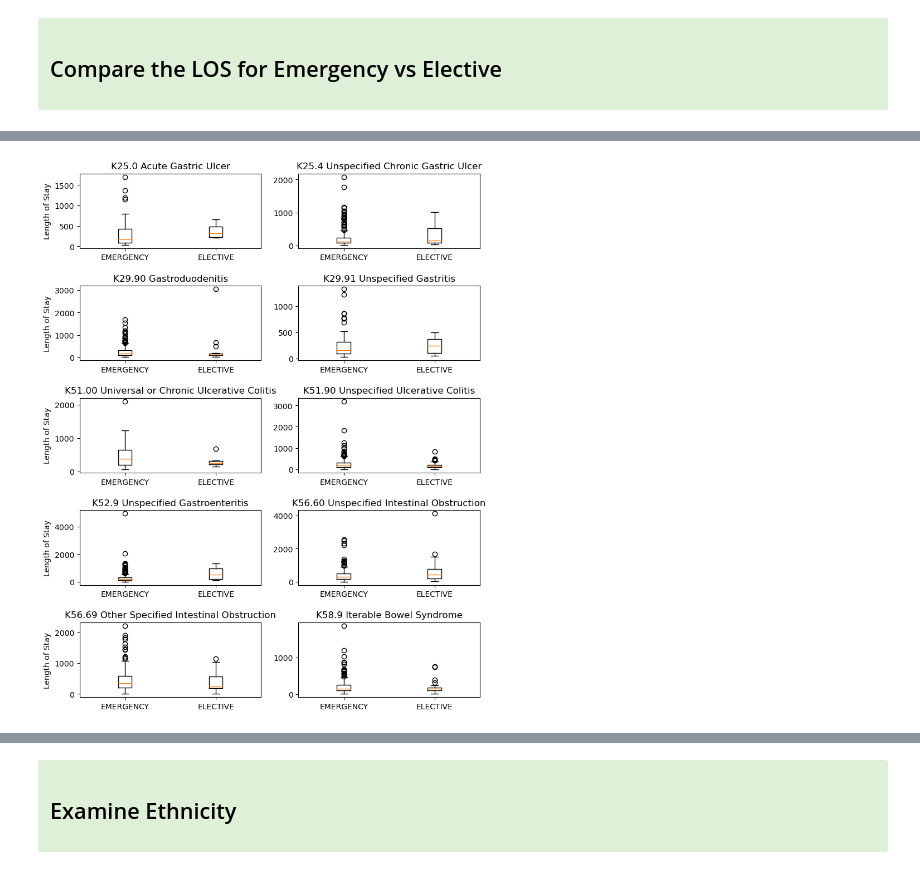
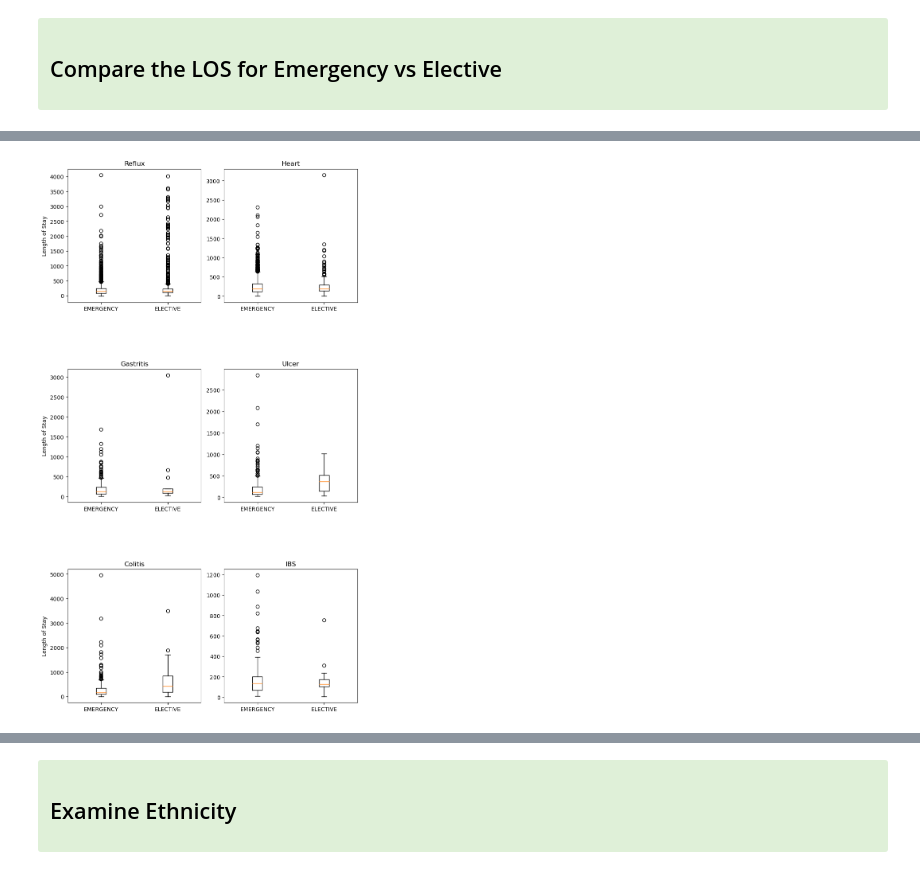
Before and after one commit to rdpratti/Medical-MIMIC-Research, a Jupyter notebook: Notebooks/MIMIC-Notes-EDA.ipynb, the cells around one changed output, grey strips where cells are left out. Cells and saved outputs as stored; diff of their text form; code cells hidden in the pictures.

```diff
--- a/Notebooks/MIMIC-Notes-EDA.ipynb
+++ b/Notebooks/MIMIC-Notes-EDA.ipynb
@@ -61,7 +73,8 @@ icd9_df
 | 14814 | 20382 | C90.22 | Extramedullary plasmacytoma in re... |
 14815 rows × 3 columns
 # %%
-terms = 'gastro|gastric|celiac|bowel|colitis|intestinal|pseudo-obstruction|crohns|diverticulitis|malabsorption|bowel|ischemia|reflux'
+terms = 'gastro|gastric|celiac|bowel|colitis|intestinal|pseudo-obstruction|crohns|\
+         diverticulitis|malabsorption|bowel|ischemia|reflux|colon|appendix|heart'
 # %% [markdown]
 <div class="alert alert-block alert-success"><font color="black"><h1><left>Find Diagnosis Codes for Intestinal Conditions and Find Them on Patient Admissions</left></h1></font>
 
@@ -254,11 +277,11 @@ dtype: int64
 <div class="alert alert-block alert-success"><font color="black"><h1><left>Length of Stay Statistics and Admission Counts By Primary Diagnosis Code</left></h1></font>
 # %%
 intestinal_adms.merge(diag_codes, left_on='primary_icd9_code', right_on='icd9_code')\
-                        .groupby(['primary_icd10_code', 'primary_icd9_code' , 'long_title'])\
+                        .groupby(['primary_icd10_code', 'primary_icd9_code' , 'icd_category', 'long_title'])\
                         .agg(stay_hrs_min= ('stay_hours','min'),
                              stay_hrs_max= ('stay_hours','max'),
                              stay_hrs_avg= ('stay_hours','mean'),
                              adms_count=('hadm_id','count'))\
                          .round(1)\
-                         .sort_values(by=['adms_count'], ascending=False, inplace=False)[1:20]
+                         .sort_values(by=['adms_count'], ascending=False, inplace=False)[1:30]
 # %% [output]
@@ -384,28 +426,24 @@ for code, description in icd_codes.items():
 </h2></font>
 # %%
 
-fig = plt.figure(figsize =(15, 10))
+fig = plt.figure(figsize =(10, 8))
 ax = fig.add_subplot(111)
 
 def get_data(code):
 
-    temp_x = intestinal_adms.loc[intestinal_adms['primary_icd10_code'].str.contains(code), 'stay_hours']
+#    temp_x = intestinal_adms.loc[intestinal_adms['primary_icd10_code'].str.contains(code), 'stay_hours']
+
+    temp_x = intestinal_adms.loc[intestinal_adms['icd_category'].str.contains(code,na=False), 'stay_hours']
     return temp_x
-
-icd_codes = {'K25.0':'Acute Gastric Ulcer','K25.4':'Unspecified Chronic Gastric Ulcer',
-             'K29.90':'Gastroduodenitis','K29.91':'Unspecified Gastritis',
-             'K51.00':'Universal or Chronic Ulcerative Colitis','K51.90':'Unspecified Ulcerative Colitis',
-             'K56.60':'Unspecified Intestinal Obstruction', 'K56.69':'Other Specified Intestinal Obstruction',
-             'K52.9':'Unspecified Gastroenteritis','K58.9':'Iterable Bowel Syndrome'}
-
 
 x_data = []
 x_description = []
 x_items = 0
 
-for code, description in icd_codes.items():
-
-    x_description.append(description)
+#for code, description in icd_codes_t.items():
+for code, description in icd_codes2.items():
+    print(code, description)
+    x_description.append(code)
     x_data.append(get_data(code))
 
 
@@ -489,39 +525,31 @@ for code, description in icd_codes.items():
 # %%
-figure, axis = plt.subplots(nrows=5, ncols=2, figsize=(8, 10))
+figure, axis = plt.subplots(nrows=3, ncols=2, figsize=(8, 14))
 figure.tight_layout() # Or equivalently,  "plt.tight_layout()"
 plt.subplots_adjust(hspace=0.5)
 
 # Default values for all plots
 # abins = range(25,800,25)
 # kwargs = dict(alpha=0.65, bins=abins)
 
-
-
-icd_codes = {'K25.0':'Acute Gastric Ulcer','K25.4':'Unspecified Chronic Gastric Ulcer',
-             'K29.90':'Gastroduodenitis','K29.91':'Unspecified Gastritis',
-             'K51.00':'Universal or Chronic Ulcerative Colitis','K51.90':'Unspecified Ulcerative Colitis',
-             'K52.9':'Unspecified Gastroenteritis','K56.60':'Unspecified Intestinal Obstruction',
-             'K56.69':'Other Specified Intestinal Obstruction', 'K58.9':'Iterable Bowel Syndrome'}
-
 x_row = 0
 x_col = 0
 
-for code, description in icd_codes.items():
+for code, description in icd_codes2.items():
 
-    temp_xm = intestinal_adms.loc[(intestinal_adms['primary_icd10_code'].str.contains(code)) &
+    temp_xm = intestinal_adms.loc[(intestinal_adms['icd_category'].str.contains(code)) &
                         (intestinal_adms['admission_type'] == 'EMERGENCY'),'stay_hours']
-    temp_xs = intestinal_adms.loc[(intestinal_adms['primary_icd10_code'].str.contains(code)) &
+    temp_xs = intestinal_adms.loc[(intestinal_adms['icd_category'].str.contains(code)) &
                         (intestinal_adms['admission_type'] != 'EMERGENCY'),'stay_hours']
     temp_data = [temp_xm, temp_xs]
     axis[x_row,x_col].boxplot(temp_data)
-    xtitle = code + ' ' + description
+    xtitle = code
     axis[x_row,x_col].set_title(xtitle)
     axis[x_row,x_col].set_xticklabels(['EMERGENCY', 'ELECTIVE'])
     if x_col == 0:
         axis[x_row,x_col].set_ylabel('Length of Stay')
         x_col += 1
     else:
         x_row += 1
         x_col = 0
 # %% [output]
-[figure, old version]
+[figure, new version]
```
Also changed, not shown: parts of 66 cells of this notebook, 4 other files.
